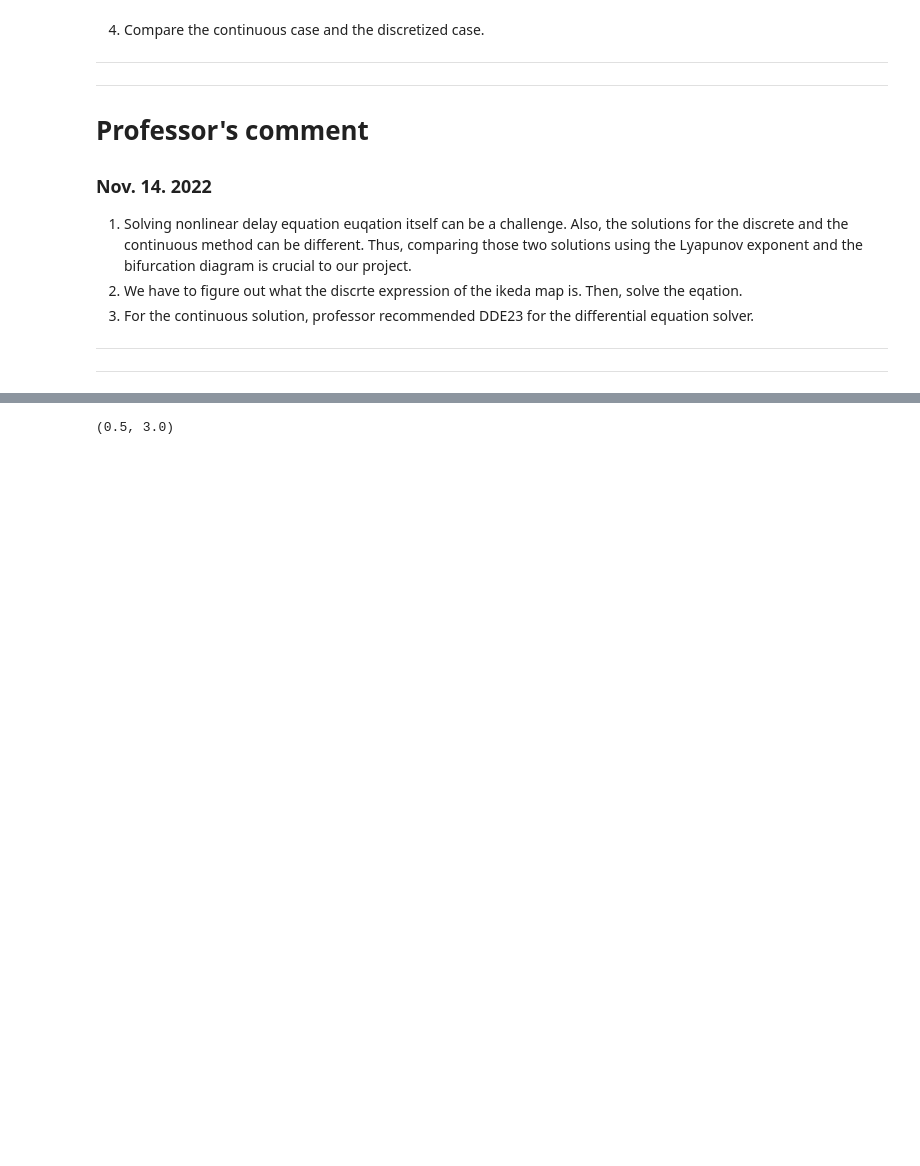
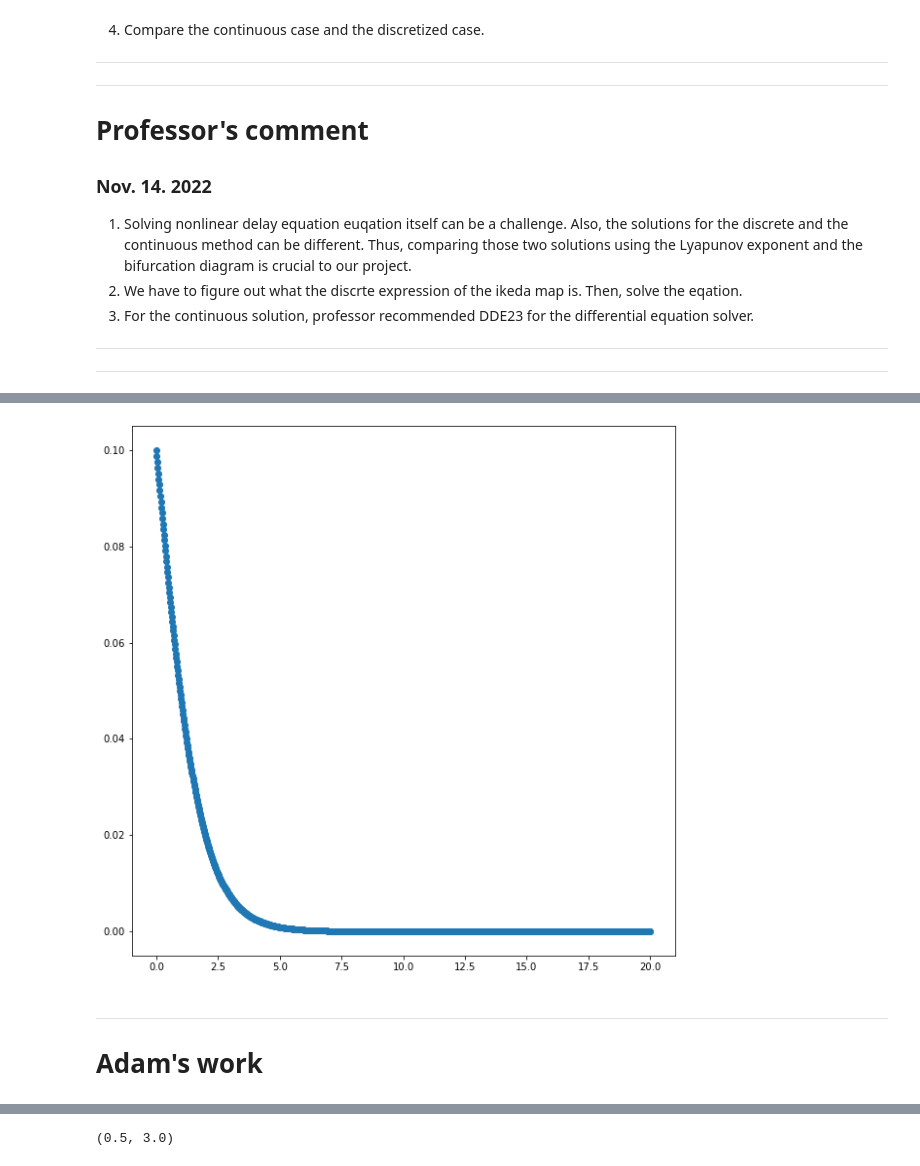
Before and after one commit to ihkim94/Ikeda, a Jupyter notebook: Ikeda_map.ipynb, the cells around one changed output, grey strips where cells are left out. Cells and saved outputs as stored; diff of their text form; code cells hidden in the pictures; blank space fills up the shorter version.

```diff
--- a/Ikeda_map.ipynb
+++ b/Ikeda_map.ipynb
@@ -124,0 +132,29 @@ class IkedaModel:
+# %%
+from pylab import cos, linspace, subplots
+from ddeint import ddeint
+import numpy as np
+
+# We solve the following system:
+# Y(t) = 1 for t < 0
+# dY/dt = -Y(t - 3cos(t)**2) for t > 0
+# ydot = (self.beta/self.tau) * (np.sin(y)**2) - y/self.tau
+def values_before_zero(t):
+    return 0.1
+
+def model(Y, t):
+    d = 0
+    beta = 4
+    tau = 1
+    return (beta/tau)*(np.sin(Y(t - d))**2) - Y(t)/tau
+
+tt = linspace(0, 20, 1000)
+yy = ddeint(model, values_before_zero, tt)
+
+fig, ax = subplots(1, figsize=(10, 10))
+ax.scatter(tt, yy)
+ax.figure.savefig("variable_delay.jpeg")
+# %% [output]
+[figure, added]
+# %% [markdown]
+----
+# Adam's work
```
Also changed, not shown: parts of 7 cells of this notebook, 4 other files.
